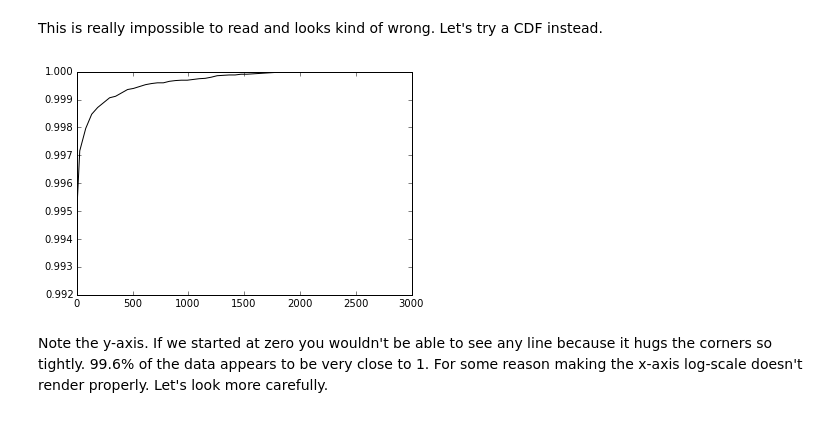
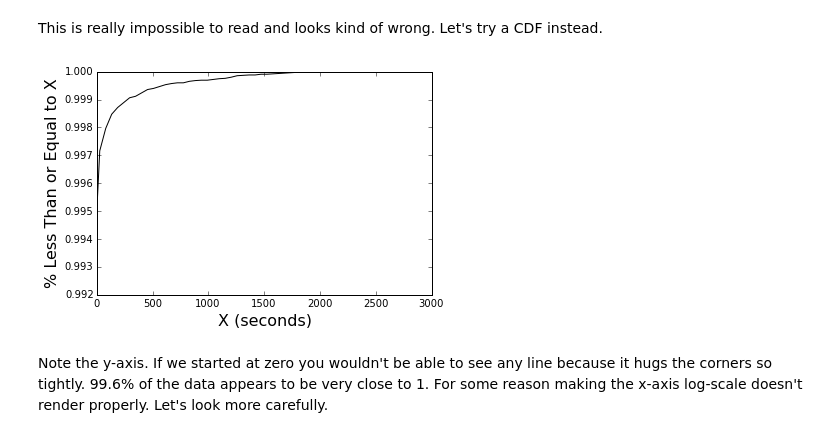
Before and after one commit to salspaugh/empirical-analysis, a Jupyter notebook: assignment1/assignment1.ipynb, the cells around one changed output. Cells and saved outputs as stored; diff of their text form; code cells hidden in the pictures.

```diff
--- a/assignment1/assignment1.ipynb
+++ b/assignment1/assignment1.ipynb
@@ -320,0 +349,12 @@ It is also somewhat suspicious to see users who arrived in the last few minutes
+# %%
+durations = []
+nevents = []
+for (user, timestamps) in keystrokes_by_user.iteritems():
+    durations.append((timestamps[-1] - timestamps[0])/60.)
+    nevents.append(len(timestamps))
+
+plt.scatter(nevents, durations)
+plt.xlim(xmin=0)
+plt.xlabel("Number of Events", fontsize=16)
+plt.ylim(ymin=0)
+_ = plt.ylabel("Session Duration", fontsize=16)
@@ -435,13 +482,15 @@ This is really impossible to read and looks kind of wrong. Let's try a CDF inste
 # %%
 import scipy.stats
 
 def plot_cdf(seq):
     hist, l, b, e = scipy.stats.cumfreq(seq, 50)
     plt.plot(np.linspace(l, l+(b*50), 50), hist/len(seq), color='black')
     plt.xlim(xmin=0)
+    plt.xlabel("X (seconds)", fontsize=16)
+    plt.ylabel("% Less Than or Equal to X", fontsize=16)
 
 plot_cdf(pooled_interarrivals)
 # %% [output]
-[figure, old version]
+[figure, new version]
 # %% [markdown]
 Note the y-axis. If we started at zero you wouldn't be able to see any line because it hugs the corners so tightly. 99.6% of the data appears to be very close to 1. For some reason making the x-axis log-scale doesn't render properly. Let's look more carefully.
```
Also changed, not shown: parts of 66 cells of this notebook, 10 other files.
